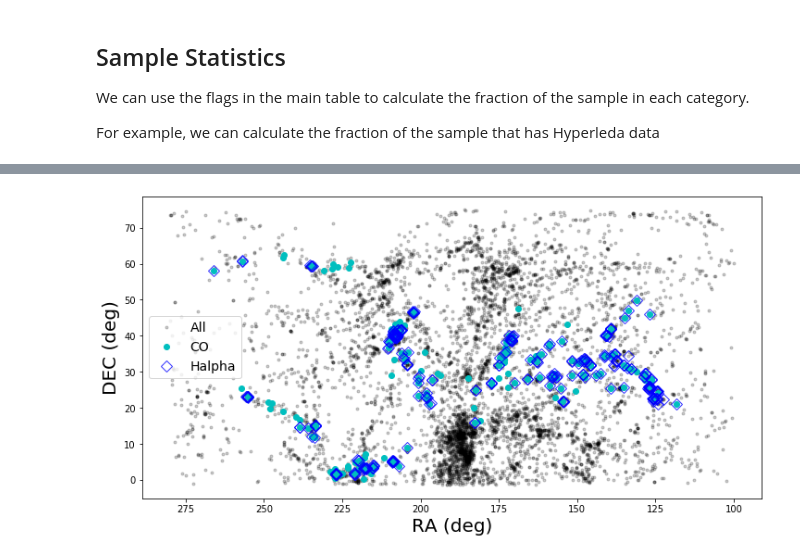
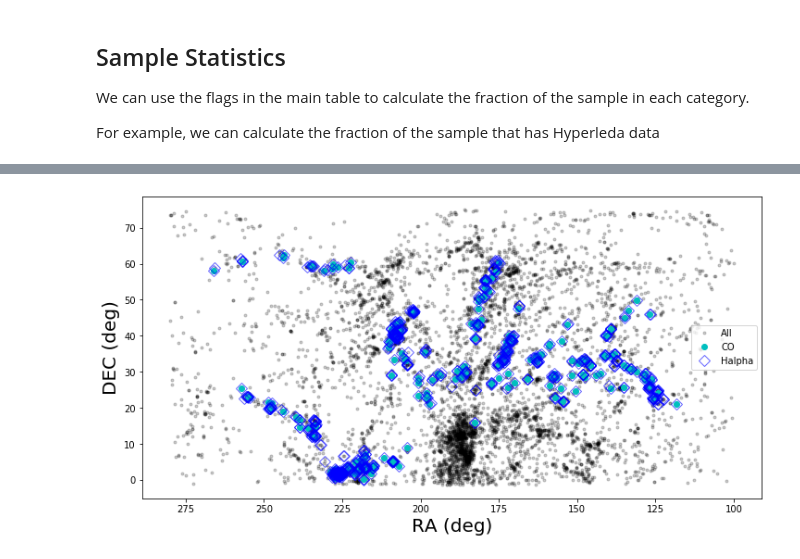
Before and after one commit to rfinn/Virgo, a Jupyter notebook: notebooks/using-vf-catalogs.ipynb, the cells around one changed output, grey strips where cells are left out. Cells and saved outputs as stored; diff of their text form; code cells hidden in the pictures.

```diff
--- a/notebooks/using-vf-catalogs.ipynb
+++ b/notebooks/using-vf-catalogs.ipynb
@@ -281,14 +257,12 @@ ax.invert_xaxis()
 # %%
-plt.figure()
-plt.plot(maintab['RA'],maintab['DEC'],'k.',alpha=.2,label='All')
+plt.figure(figsize=(12,6))
+plt.plot(v.main['RA'],v.main['DEC'],'k.',alpha=.2,label='All')
 # plot CO sources
-flag =  maintab['COflag']
-plt.plot(maintab['RA'][flag],maintab['DEC'][flag],'mD',markersize=9,mfc='None',alpha=1,label='CO')
-# HI sources
-flag =  maintab['A100flag']
-plt.plot(maintab['RA'][flag],maintab['DEC'][flag],'co',markersize=2,alpha=.2,label='A100')
-flag =  hatab['haflag']
-plt.plot(maintab['RA'][flag],maintab['DEC'][flag],'bD',markersize=5,mfc='None',alpha=.8,label='Halpha')
+flag =  v.main['COflag']
+plt.plot(v.main['RA'][flag],v.main['DEC'][flag],'co',markersize=6,alpha=1,label='CO' )
+# Galaxies observed with Halpha
+flag =  v.main['HAobsflag']
+plt.plot(v.main['RA'][flag],v.main['DEC'][flag],'bD',markersize=9,mfc='None',alpha=.6,label='Halpha')
 plt.legend()#label='vr (km/s)')
 plt.gca().invert_xaxis()
 plt.xlabel('RA (deg)',fontsize=20)
@@ -300,19 +272 @@ plt.savefig(plotdir+'CO-sources.png')
+[figure, added]
-# %%
-# Halpha only
-plt.figure(figsize=(12,6))
-plt.plot(maintab['RA'],maintab['DEC'],'k.',alpha=.2,label='All')
-# plot CO sources
-flag =  maintab['COflag']
-plt.plot(maintab['RA'][flag],maintab['DEC'][flag],'co',markersize=6,alpha=1,label='CO')
-# HI sources
-flag =  maintab['A100flag']
-#plt.plot(maintab['RA'][flag],maintab['DEC'][flag],'co',markersize=2,alpha=.2,label='A100')
-flag =  hatab['haflag']
-plt.plot(maintab['RA'][flag],maintab['DEC'][flag],'bD',markersize=9,mfc='None',alpha=.8,label='Halpha')
-plt.legend(fontsize=14)#label='vr (km/s)')
-plt.gca().invert_xaxis()
-plt.xlabel('RA (deg)',fontsize=20)
-plt.ylabel('DEC (deg)',fontsize=20)
-plt.savefig(plotdir+'halpha-pointings.png')
-# %% [output]
-[figure, removed]
```
Also changed, not shown: parts of 66 cells of this notebook, 1 other file.
